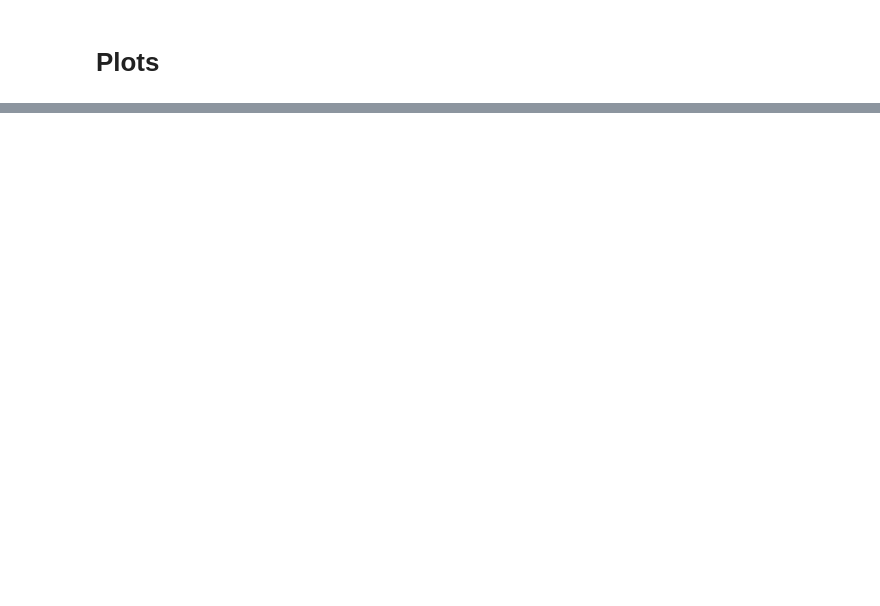
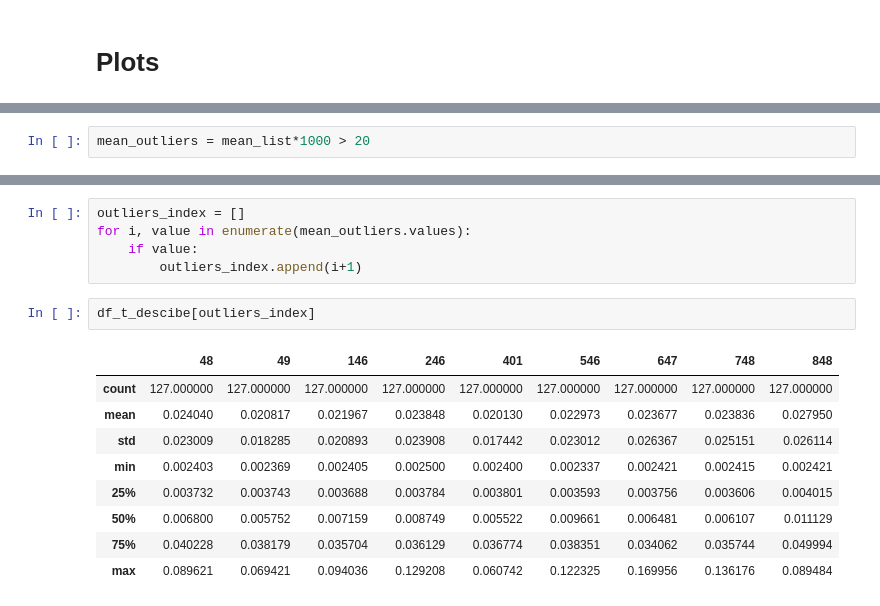
Before and after one commit to svponte/bdm, a Jupyter notebook: resultados/analise_resultados.ipynb, the cells around one changed output, grey strips where cells are left out. Cells and saved outputs as stored; diff of their text form; blank space fills up the shorter version.

```diff
--- a/resultados/analise_resultados.ipynb
+++ b/resultados/analise_resultados.ipynb
@@ -155,0 +157,2 @@ plt.show()
+# %%
+mean_outliers = mean_list*1000 > 20
@@ -155,0 +165,17 @@ plt.show()
+# %%
+outliers_index = []
+for i, value in enumerate(mean_outliers.values):
+    if value:
+        outliers_index.append(i+1)
+# %%
+df_t_descibe[outliers_index]
+# %% [output]
+|  | 48 | 49 | 146 | 246 | 401 | 546 | 647 | 748 | 848 |
+| count | 127.000000 | 127.000000 | 127.000000 | 127.000000 | 127.000000 | 127.000000 | 127.000000 | 127.000000 | 127.000000 |
+| mean | 0.024040 | 0.020817 | 0.021967 | 0.023848 | 0.020130 | 0.022973 | 0.023677 | 0.023836 | 0.027950 |
+| std | 0.023009 | 0.018285 | 0.020893 | 0.023908 | 0.017442 | 0.023012 | 0.026367 | 0.025151 | 0.026114 |
+| min | 0.002403 | 0.002369 | 0.002405 | 0.002500 | 0.002400 | 0.002337 | 0.002421 | 0.002415 | 0.002421 |
+| 25% | 0.003732 | 0.003743 | 0.003688 | 0.003784 | 0.003801 | 0.003593 | 0.003756 | 0.003606 | 0.004015 |
+| 50% | 0.006800 | 0.005752 | 0.007159 | 0.008749 | 0.005522 | 0.009661 | 0.006481 | 0.006107 | 0.011129 |
+| 75% | 0.040228 | 0.038179 | 0.035704 | 0.036129 | 0.036774 | 0.038351 | 0.034062 | 0.035744 | 0.049994 |
+| max | 0.089621 | 0.069421 | 0.094036 | 0.129208 | 0.060742 | 0.122325 | 0.169956 | 0.136176 | 0.089484 |
```
Also changed, not shown: parts of 18 cells of this notebook, 2 other files.
